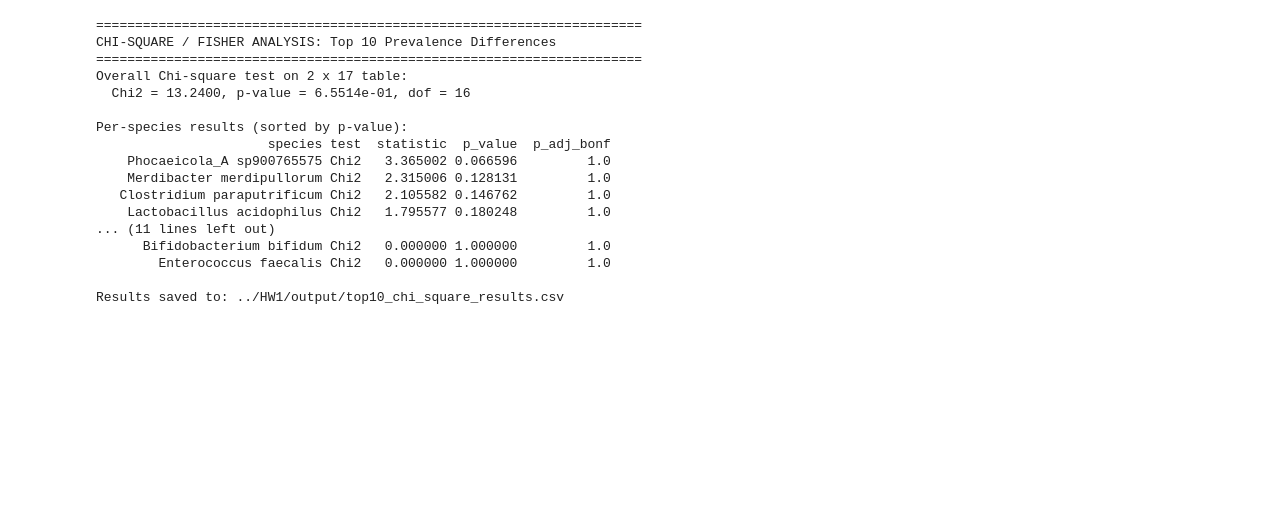
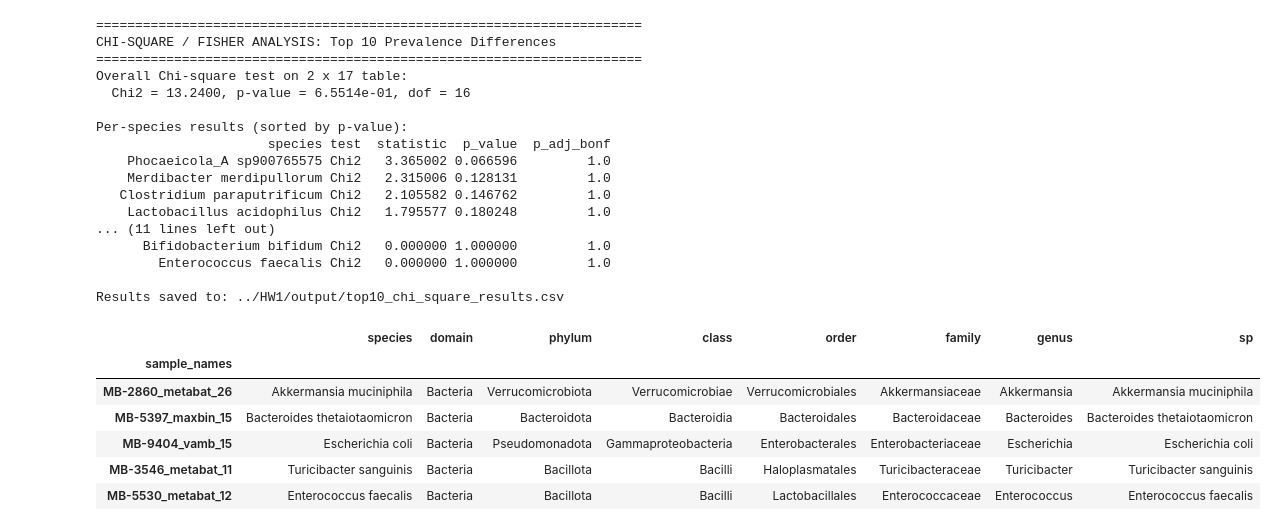
Before and after one commit to ValeriiaZhovannyk/metagenomics, a Jupyter notebook: HW1/code.ipynb, the cells around one changed output. Drawn from its saved outputs; the diff is of its cells as text; code cells hidden in the pictures; blank space fills up the shorter version.

```diff
--- a/HW1/code.ipynb
+++ b/HW1/code.ipynb
@@ -625,3 +627,13 @@ Per-species results (sorted by p-value):
         Enterococcus faecalis Chi2   0.000000 1.000000         1.0
 
 Results saved to: ../HW1/output/top10_chi_square_results.csv
+# %%
+df_mag_data.head()
+# %% [output]
+|  | species | domain | phylum | class | order | family | genus | sp |
+| sample_names |  |  |  |  |  |  |  |  |
+| MB-2860_metabat_26 | Akkermansia muciniphila | Bacteria | Verrucomicrobiota | Verrucomicrobiae | Verrucomicrobiales | Akkermansiaceae | Akkermansia | Akkermansia muciniphila |
+| MB-5397_maxbin_15 | Bacteroides thetaiotaomicron | Bacteria | Bacteroidota | Bacteroidia | Bacteroidales | Bacteroidaceae | Bacteroides | Bacteroides thetaiotaomicron |
+| MB-9404_vamb_15 | Escherichia coli | Bacteria | Pseudomonadota | Gammaproteobacteria | Enterobacterales | Enterobacteriaceae | Escherichia | Escherichia coli |
+| MB-3546_metabat_11 | Turicibacter sanguinis | Bacteria | Bacillota | Bacilli | Haloplasmatales | Turicibacteraceae | Turicibacter | Turicibacter sanguinis |
+| MB-5530_metabat_12 | Enterococcus faecalis | Bacteria | Bacillota | Bacilli | Lactobacillales | Enterococcaceae | Enterococcus | Enterococcus faecalis |
```
Also changed, not shown: parts of 3 cells of this notebook, 7 other files.
